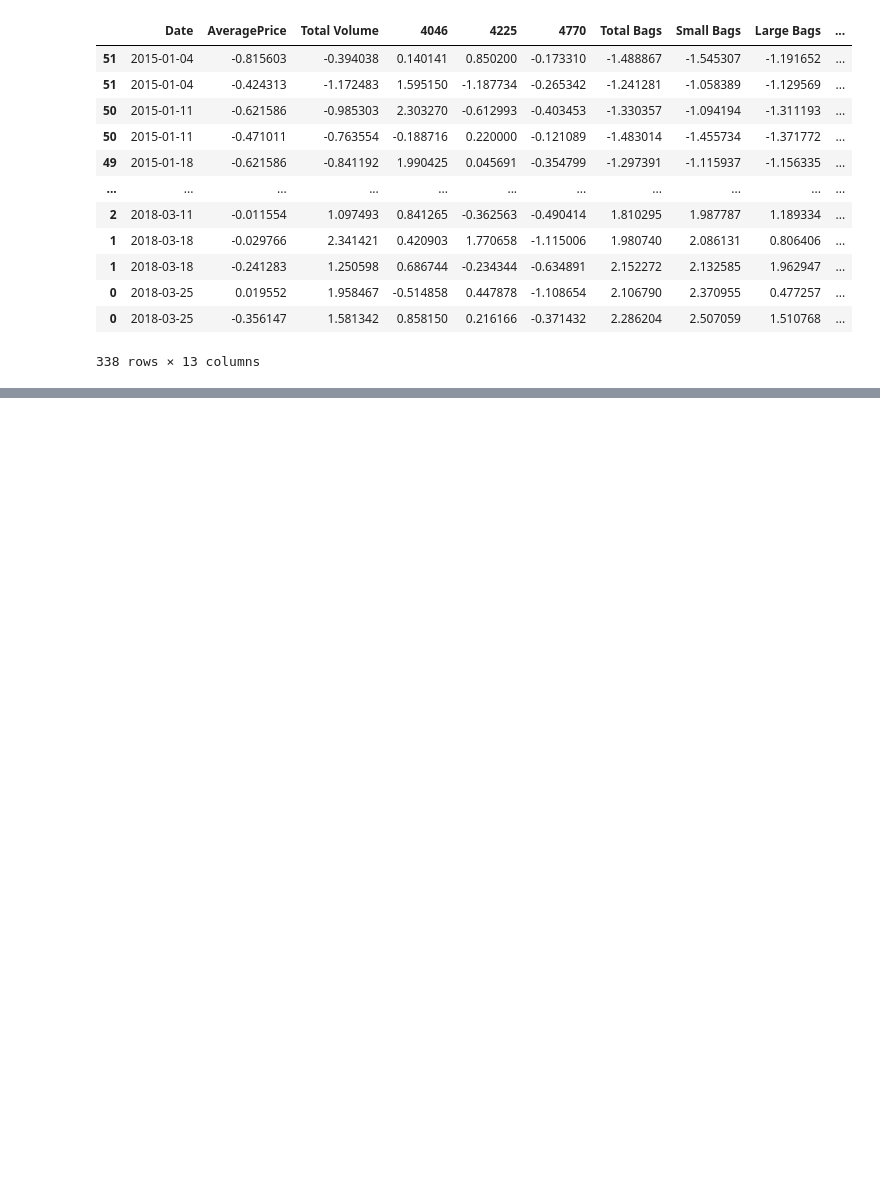
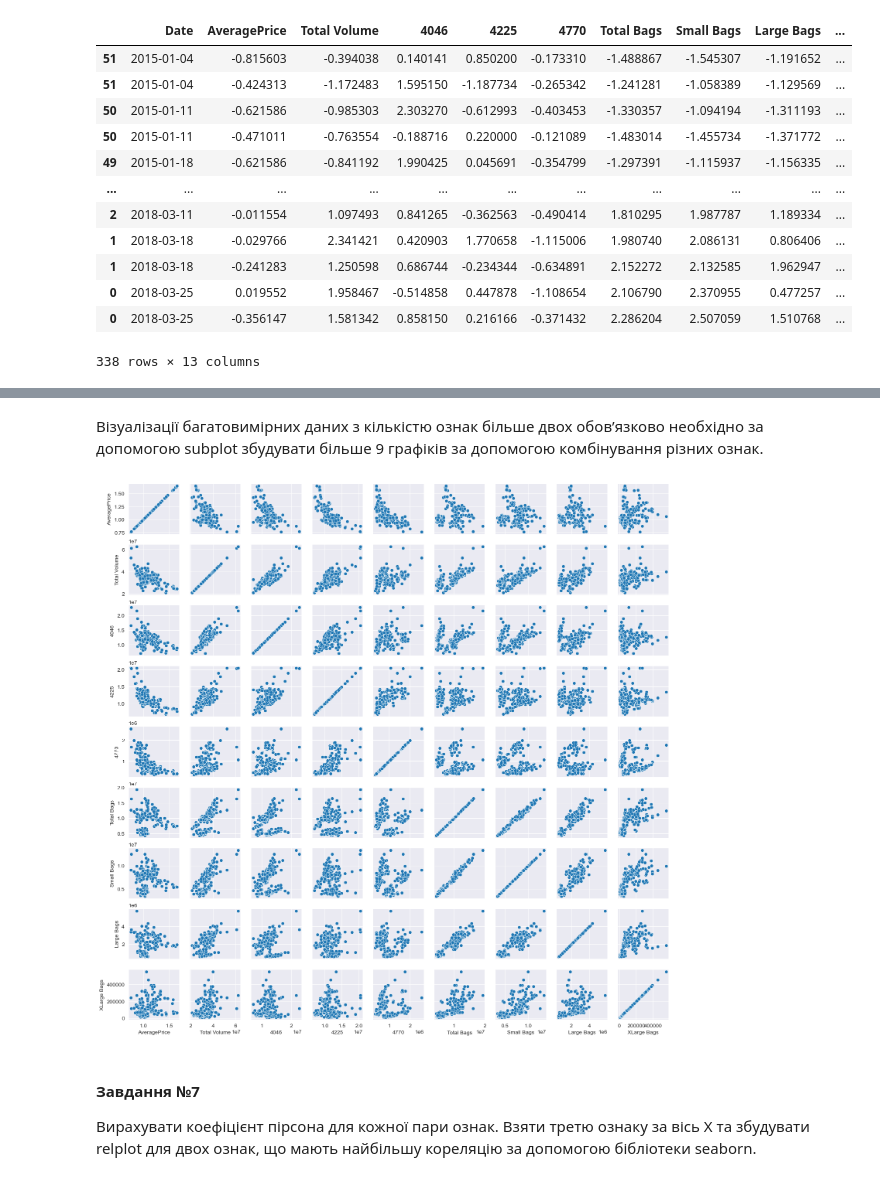
Before and after one commit to BerVol57/SP, a Jupyter notebook: Coursework/main.ipynb, the cells around one changed output, grey strips where cells are left out. Saved outputs shown, nothing was run; the diff lists cells and outputs as text; code cells hidden in the pictures; blank space fills up the shorter version.

```diff
--- a/Coursework/main.ipynb
+++ b/Coursework/main.ipynb
@@ -175,0 +222,23 @@ Text(0.5, 1.0, '(Histplot) ')
+# %% [markdown]
+Візуалізації багатовимірних даних з кількістю ознак
+більше двох обов’язково необхідно за допомогою subplot збудувати більше 9 графіків за
+допомогою комбінування різних ознак.
+# %%
+featers = df.drop(["Date", "type", "year", "region"], axis=1).columns.values
+
+plot_9_df = df[(df["region"]=="TotalUS")&(df["type"]=="conventional")]
+fig, axes = plt.subplots(featers.shape[0], featers.shape[0], figsize=(18, 18), sharex="col", sharey="row")
+
+for i in range(featers.shape[0]):
+    for j in range(featers.shape[0]):
+        sns.scatterplot(data=plot_9_df,
+                        ax=axes[i, j],
+                        x=featers[j],
+                        y=featers[i])
+# %% [output]
+[figure, added]
+# %% [markdown]
+#### Завдання №7
+Вирахувати коефіцієнт пірсона для кожної пари ознак.
+Взяти третю ознаку за вісь X та збудувати relplot для двох ознак, що мають найбільшу
+кореляцію за допомогою бібліотеки seaborn.
```
Also changed, not shown: parts of 23 cells of this notebook.
